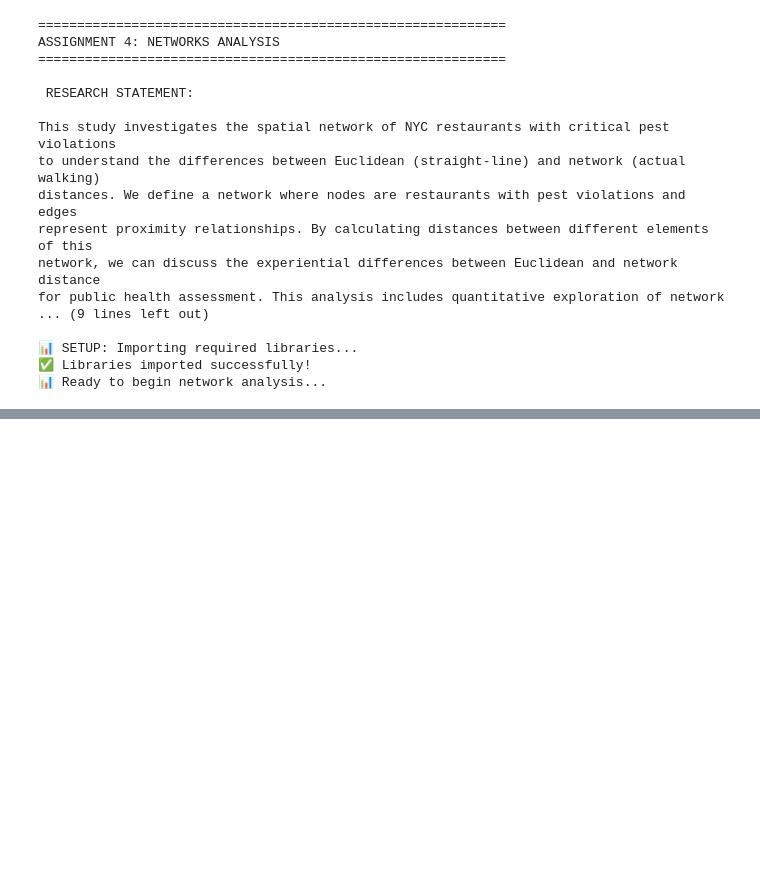
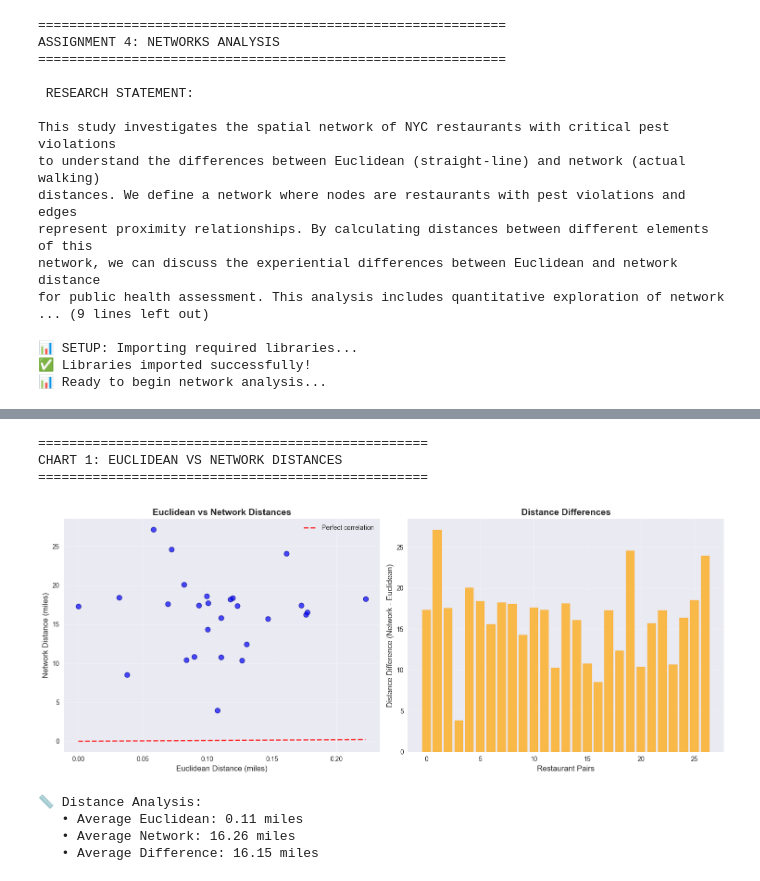
Before and after one commit to romeli7/cdp-mapping-systems, a Jupyter notebook: Assignments/Assignment 4 networks/Assignment4_Networks_Pest_Analysis.ipynb, the cells around one changed output, grey strips where cells are left out. Saved outputs shown, nothing was run; the diff lists cells and outputs as text; code cells hidden in the pictures; blank space fills up the shorter version.

```diff
--- a/Assignments/Assignment 4 networks/Assignment4_Networks_Pest_Analysis.ipynb
+++ b/Assignments/Assignment 4 networks/Assignment4_Networks_Pest_Analysis.ipynb
@@ -209,0 +430,44 @@ KeyboardInterrupt:
+# %%
+# Cell 7: Chart 1 - Distance Comparison
+print("\n" + "="*50)
+print("CHART 1: EUCLIDEAN VS NETWORK DISTANCES")
+print("="*50)
+
+# Create distance comparison chart
+fig, (ax1, ax2) = plt.subplots(1, 2, figsize=(15, 6))
+
+# Plot 1: Scatter plot
+x = comparison_df['euclidean_miles']
+y = comparison_df['network_miles']
+ax1.scatter(x, y, alpha=0.7, color='blue', s=60, edgecolors='darkblue', linewidth=1)
+ax1.plot([0, max(x)], [0, max(x)], 'r--', alpha=0.8, linewidth=2, label='Perfect correlation')
+ax1.set_xlabel('Euclidean Distance (miles)', fontsize=12)
+ax1.set_ylabel('Network Distance (miles)', fontsize=12)
+ax1.set_title('Euclidean vs Network Distances', fontsize=14, fontweight='bold')
+ax1.legend()
+ax1.grid(True, alpha=0.3)
+
+# Plot 2: Bar chart of differences
+differences = comparison_df['network_miles'] - comparison_df['euclidean_miles']
+ax2.bar(range(len(differences)), differences, color='orange', alpha=0.7, edgecolor='darkorange')
+ax2.set_xlabel('Restaurant Pairs', fontsize=12)
+ax2.set_ylabel('Distance Difference (Network - Euclidean)', fontsize=12)
+ax2.set_title('Distance Differences', fontsize=14, fontweight='bold')
+ax2.grid(True, alpha=0.3)
+
+plt.tight_layout()
+plt.show()
+
+print(f"📏 Distance Analysis:")
+print(f"   • Average Euclidean: {comparison_df['euclidean_miles'].mean():.2f} miles")
+print(f"   • Average Network: {comparison_df['network_miles'].mean():.2f} miles")
+print(f"   • Average Difference: {differences.mean():.2f} miles")
+# %% [output]
+==================================================
+CHART 1: EUCLIDEAN VS NETWORK DISTANCES
+==================================================
+[figure, added]
+📏 Distance Analysis:
+   • Average Euclidean: 0.11 miles
+   • Average Network: 16.26 miles
+   • Average Difference: 16.15 miles
```
Also changed, not shown: parts of 10 cells of this notebook.
